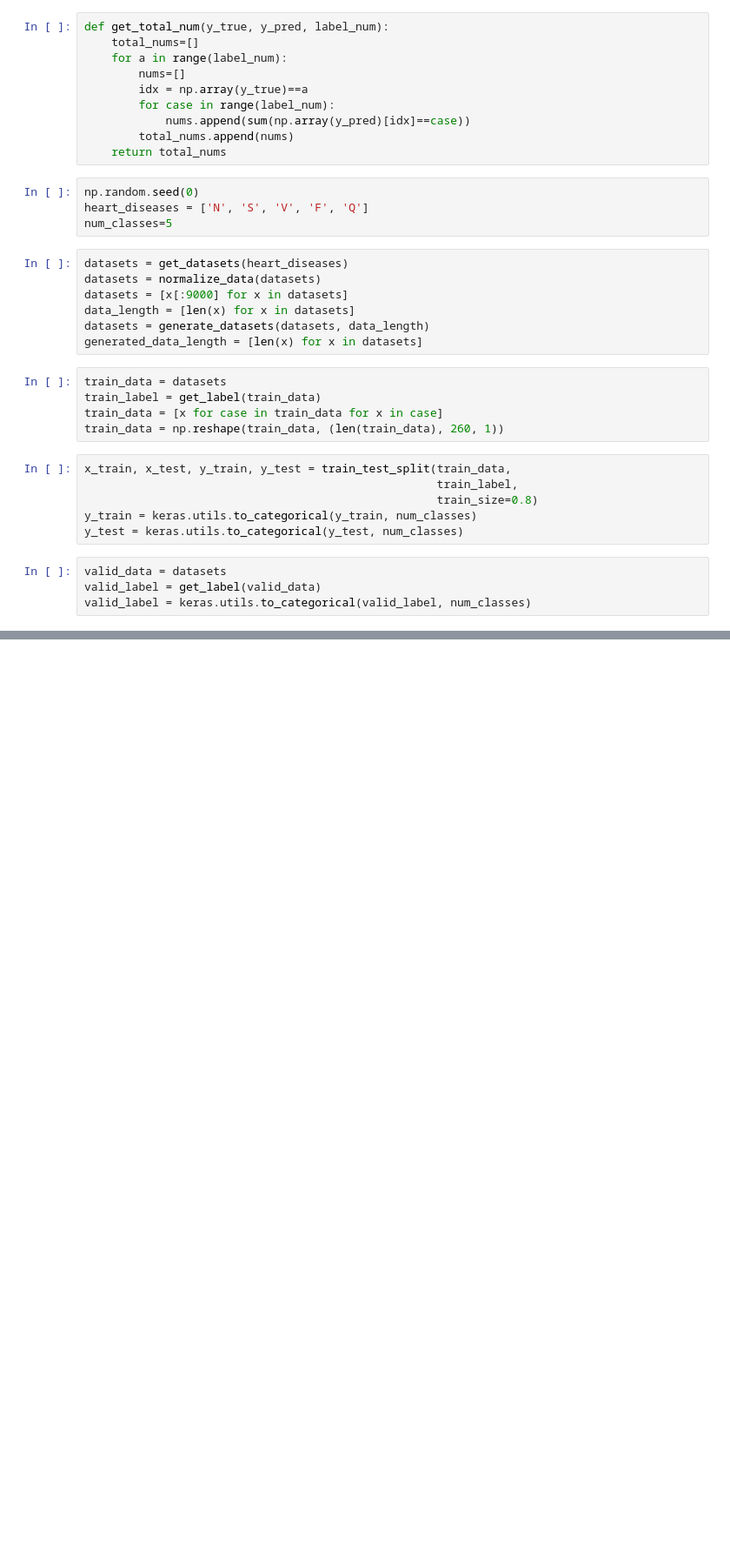
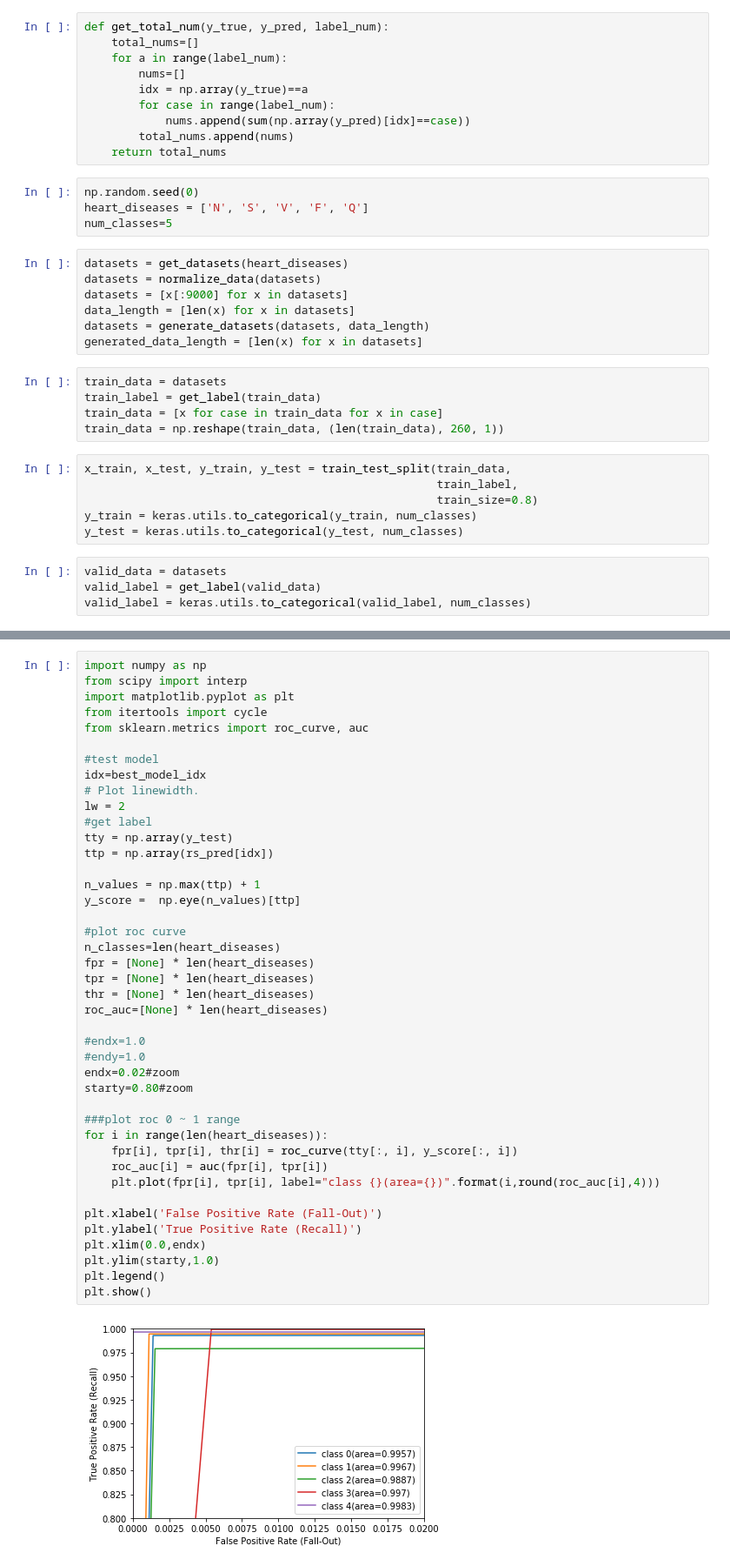
Before and after one commit to LazyerIJ/ECG_Analysis_CNN, a Jupyter notebook: CNN/cnn_compare_kernel.ipynb, the cells around one changed output, grey strips where cells are left out. Shown at 87% size. Saved outputs shown, nothing was run; the diff lists cells and outputs as text; blank space fills up the shorter version.

```diff
--- a/CNN/cnn_compare_kernel.ipynb
+++ b/CNN/cnn_compare_kernel.ipynb
@@ -396,0 +418,44 @@ Q    1766.0000        0.9938           0.9977           0.9957
+# %%
+import numpy as np
+from scipy import interp
+import matplotlib.pyplot as plt
+from itertools import cycle
+from sklearn.metrics import roc_curve, auc
+
+#test model
+idx=best_model_idx
+# Plot linewidth.
+lw = 2
+#get label
+tty = np.array(y_test)
+ttp = np.array(rs_pred[idx])
+
+n_values = np.max(ttp) + 1
+y_score =  np.eye(n_values)[ttp]
+
+#plot roc curve
+n_classes=len(heart_diseases)
+fpr = [None] * len(heart_diseases)
+tpr = [None] * len(heart_diseases)
+thr = [None] * len(heart_diseases)
+roc_auc=[None] * len(heart_diseases)
+
+#endx=1.0
+#endy=1.0
+endx=0.02#zoom
+starty=0.80#zoom
+
+###plot roc 0 ~ 1 range
+for i in range(len(heart_diseases)):
+    fpr[i], tpr[i], thr[i] = roc_curve(tty[:, i], y_score[:, i])
+    roc_auc[i] = auc(fpr[i], tpr[i])
+    plt.plot(fpr[i], tpr[i], label="class {}(area={})".format(i,round(roc_auc[i],4)))
+
+plt.xlabel('False Positive Rate (Fall-Out)')
+plt.ylabel('True Positive Rate (Recall)')
+plt.xlim(0.0,endx)
+plt.ylim(starty,1.0)
+plt.legend()
+plt.show()
+# %% [output]
+[figure, added]
```
Also changed, not shown: parts of 6 cells of this notebook.
